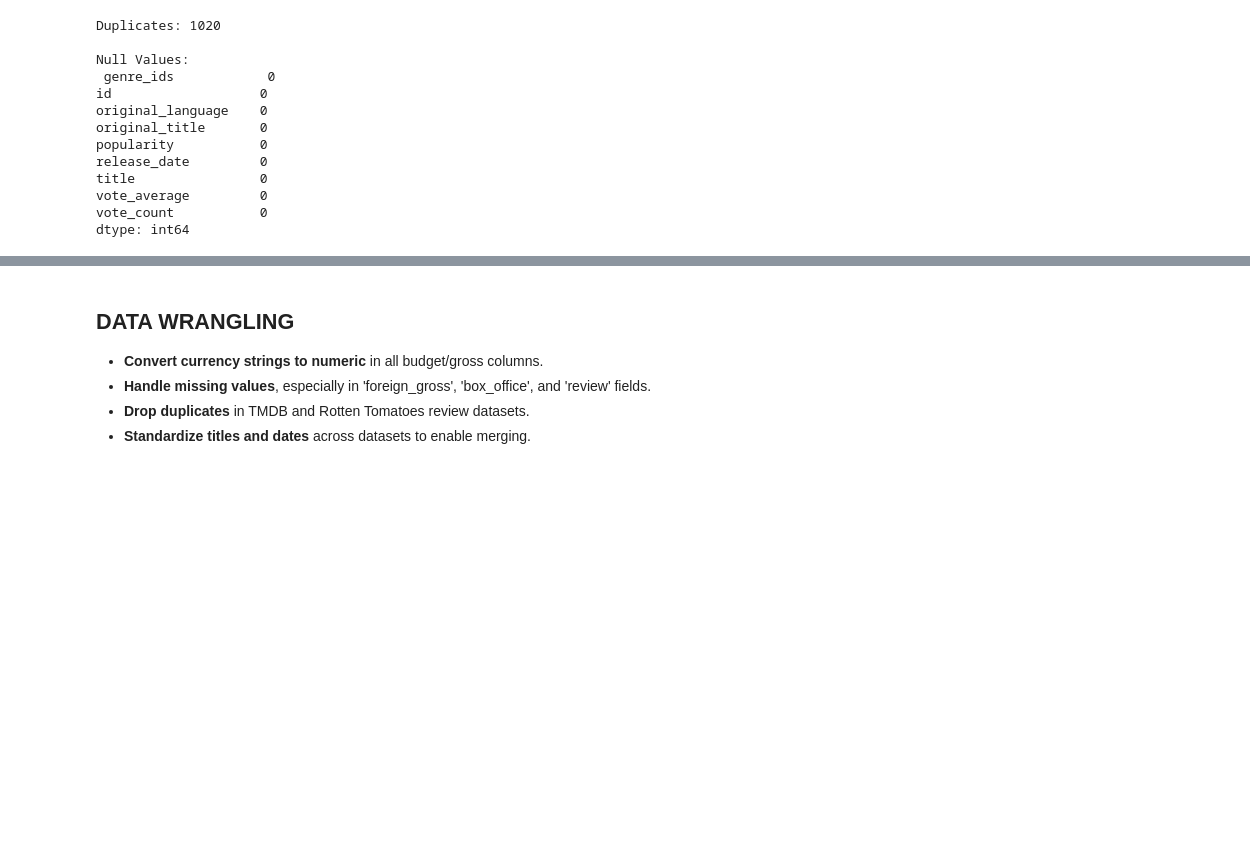
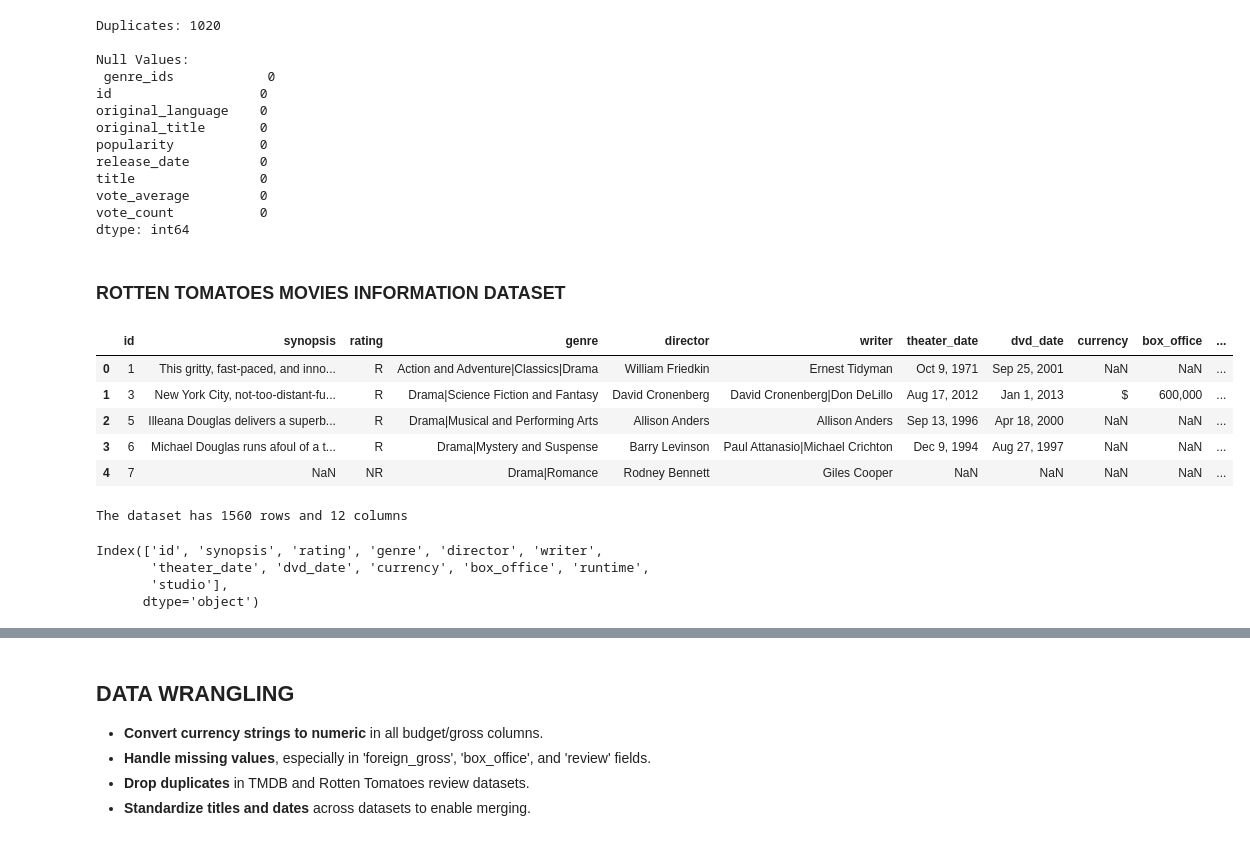
Before and after one commit to Vain-Guy/Data-s-Cut3, a Jupyter notebook: notebooks/exploratory.ipynb, the cells around one changed output, grey strips where cells are left out. Saved outputs shown, nothing was run; the diff lists cells and outputs as text; code cells hidden in the pictures; blank space fills up the shorter version.

```diff
--- a/notebooks/exploratory.ipynb
+++ b/notebooks/exploratory.ipynb
@@ -273,3 +273,29 @@ title                0
 vote_average         0
 vote_count           0
 dtype: int64
+# %% [markdown]
+### ROTTEN TOMATOES MOVIES INFORMATION DATASET
+# %%
+# Load dataset
+rt_movies_df = pd.read_csv("C:\\Users\\lenovo\\OneDrive\\Desktop\\DS\\PROJECTS\\Data-s-Cut3\\rt.movie_info.tsv", sep = '\t')
+rt_movies_df.head()
+# %% [output]
+|  | id | synopsis | rating | genre | director | writer | theater_date | dvd_date | currency | box_office | ... |
+| 0 | 1 | This gritty, fast-paced, and inno... | R | Action and Adventure|Classics|Drama | William Friedkin | Ernest Tidyman | Oct 9, 1971 | Sep 25, 2001 | NaN | NaN | ... |
+| 1 | 3 | New York City, not-too-distant-fu... | R | Drama|Science Fiction and Fantasy | David Cronenberg | David Cronenberg|Don DeLillo | Aug 17, 2012 | Jan 1, 2013 | $ | 600,000 | ... |
+| 2 | 5 | Illeana Douglas delivers a superb... | R | Drama|Musical and Performing Arts | Allison Anders | Allison Anders | Sep 13, 1996 | Apr 18, 2000 | NaN | NaN | ... |
+| 3 | 6 | Michael Douglas runs afoul of a t... | R | Drama|Mystery and Suspense | Barry Levinson | Paul Attanasio|Michael Crichton | Dec 9, 1994 | Aug 27, 1997 | NaN | NaN | ... |
+| 4 | 7 | NaN | NR | Drama|Romance | Rodney Bennett | Giles Cooper | NaN | NaN | NaN | NaN | ... |
+# %%
+# Get dataset shape
+print(f"The dataset has {rt_movies_df.shape[0]} rows and {rt_movies_df.shape[1]} columns")
+# %% [output]
+The dataset has 1560 rows and 12 columns
+# %%
+# Display column names
+rt_movies_df.columns
+# %% [output]
+Index(['id', 'synopsis', 'rating', 'genre', 'director', 'writer',
+       'theater_date', 'dvd_date', 'currency', 'box_office', 'runtime',
+       'studio'],
+      dtype='object')
```
Also changed, not shown: parts of 20 cells of this notebook.
